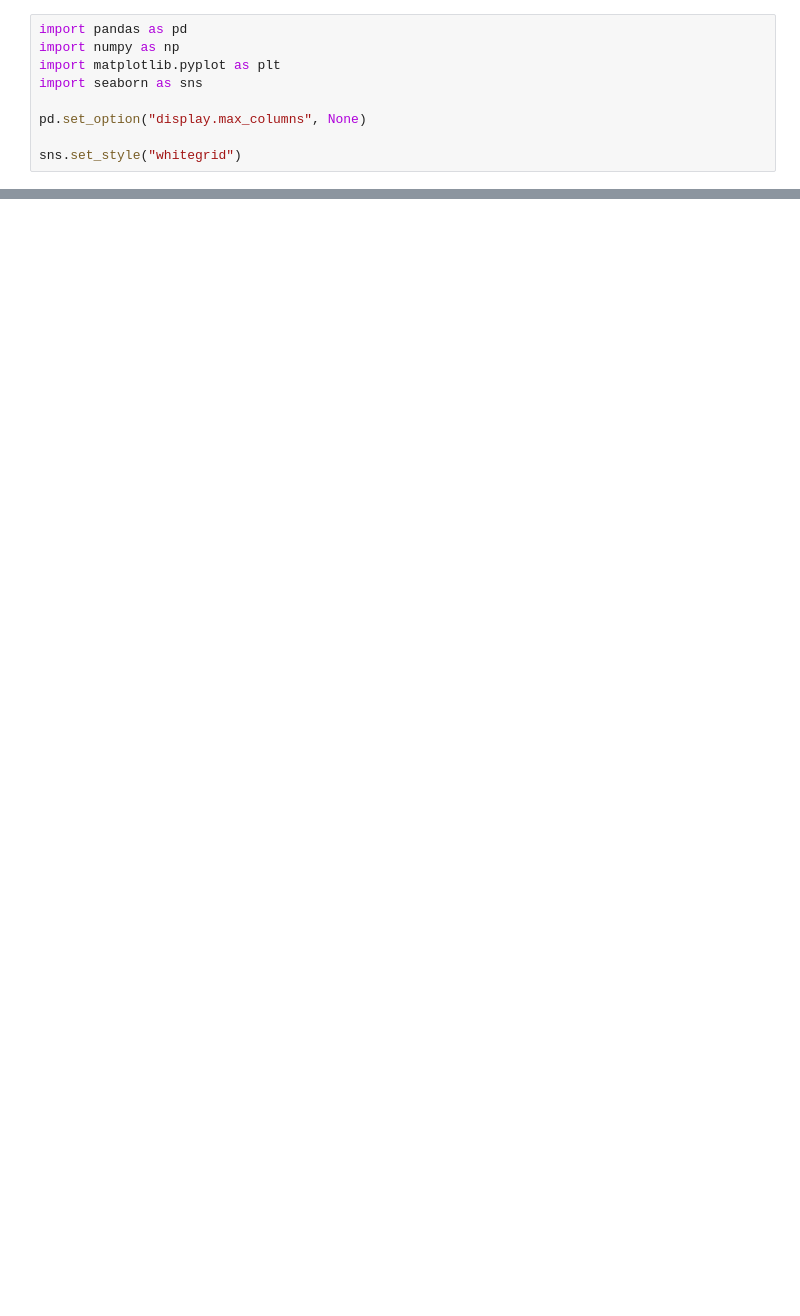
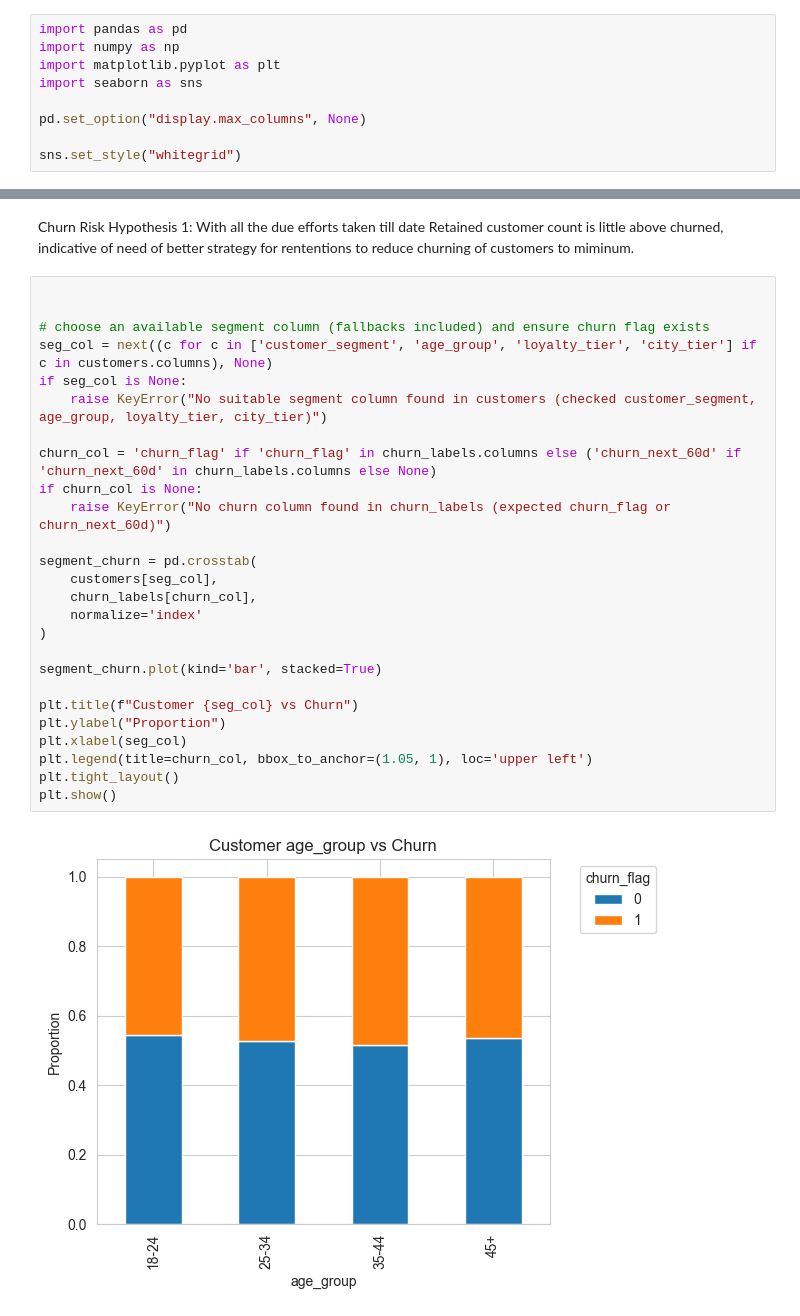
Before and after one commit to ppandey1234/d2c-churn-eda, a Jupyter notebook: eda_audit.ipynb, the cells around one changed output, grey strips where cells are left out. Drawn from its saved outputs; the diff is of its cells as text; blank space fills up the shorter version.

Commit message:
EDA with Risk Hythosis-draft1

```diff
--- a/eda_audit.ipynb
+++ b/eda_audit.ipynb
@@ -331,0 +430,30 @@ plt.show()
+# %% [markdown]
+Churn Risk Hypothesis 1: With all the due efforts taken till date Retained customer count is little above churned, indicative of need of better strategy for rententions to reduce churning of customers to miminum.
+# %%
+
+
+# choose an available segment column (fallbacks included) and ensure churn flag exists
+seg_col = next((c for c in ['customer_segment', 'age_group', 'loyalty_tier', 'city_tier'] if c in customers.columns), None)
+if seg_col is None:
+    raise KeyError("No suitable segment column found in customers (checked customer_segment, age_group, loyalty_tier, city_tier)")
+
+churn_col = 'churn_flag' if 'churn_flag' in churn_labels.columns else ('churn_next_60d' if 'churn_next_60d' in churn_labels.columns else None)
+if churn_col is None:
+    raise KeyError("No churn column found in churn_labels (expected churn_flag or churn_next_60d)")
+
+segment_churn = pd.crosstab(
+    customers[seg_col],
+    churn_labels[churn_col],
+    normalize='index'
+)
+
+segment_churn.plot(kind='bar', stacked=True)
+
+plt.title(f"Customer {seg_col} vs Churn")
+plt.ylabel("Proportion")
+plt.xlabel(seg_col)
+plt.legend(title=churn_col, bbox_to_anchor=(1.05, 1), loc='upper left')
+plt.tight_layout()
+plt.show()
+# %% [output]
+[figure, added]
```
Also changed, not shown: parts of 33 cells of this notebook, 1 other file.
